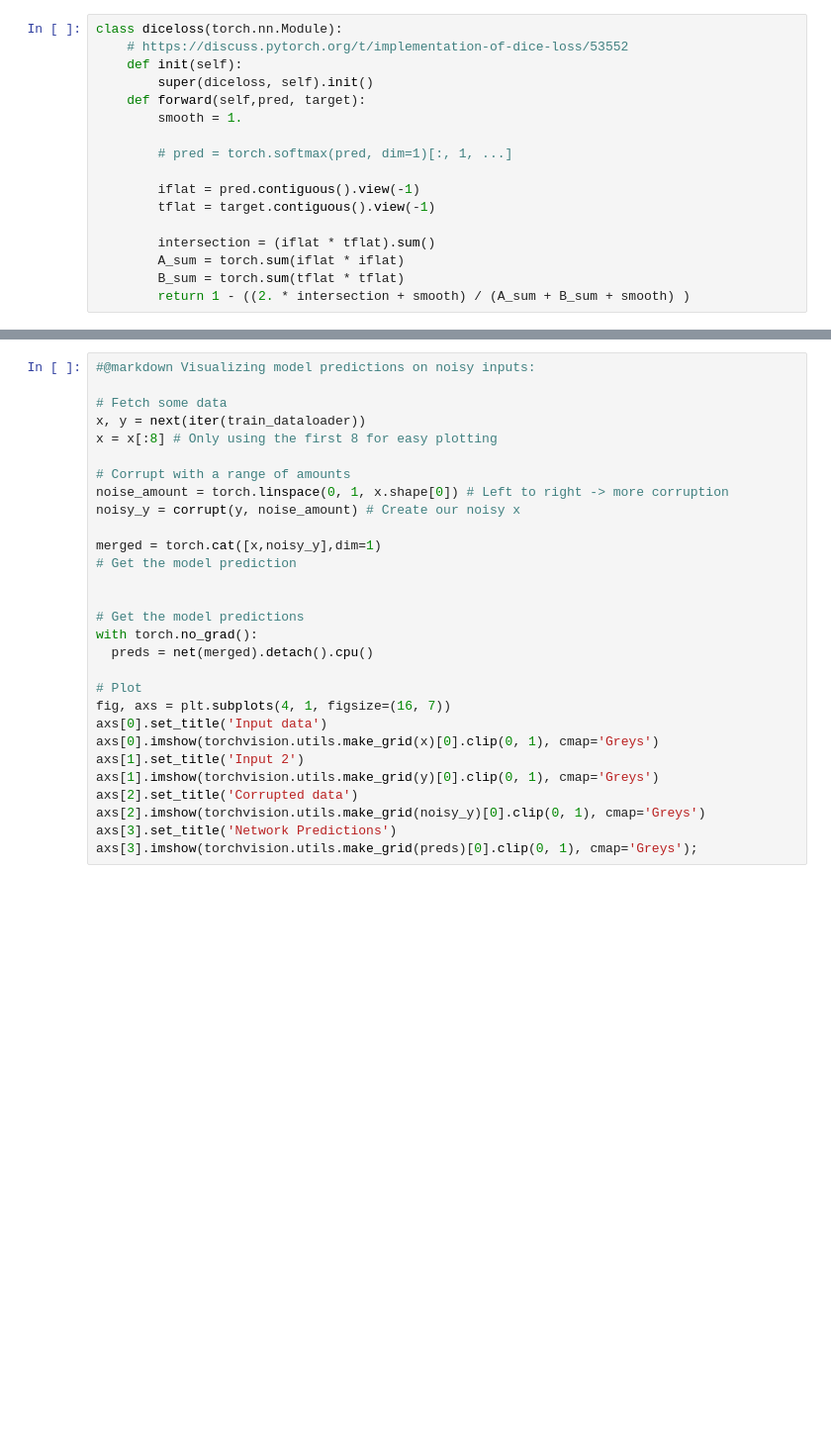
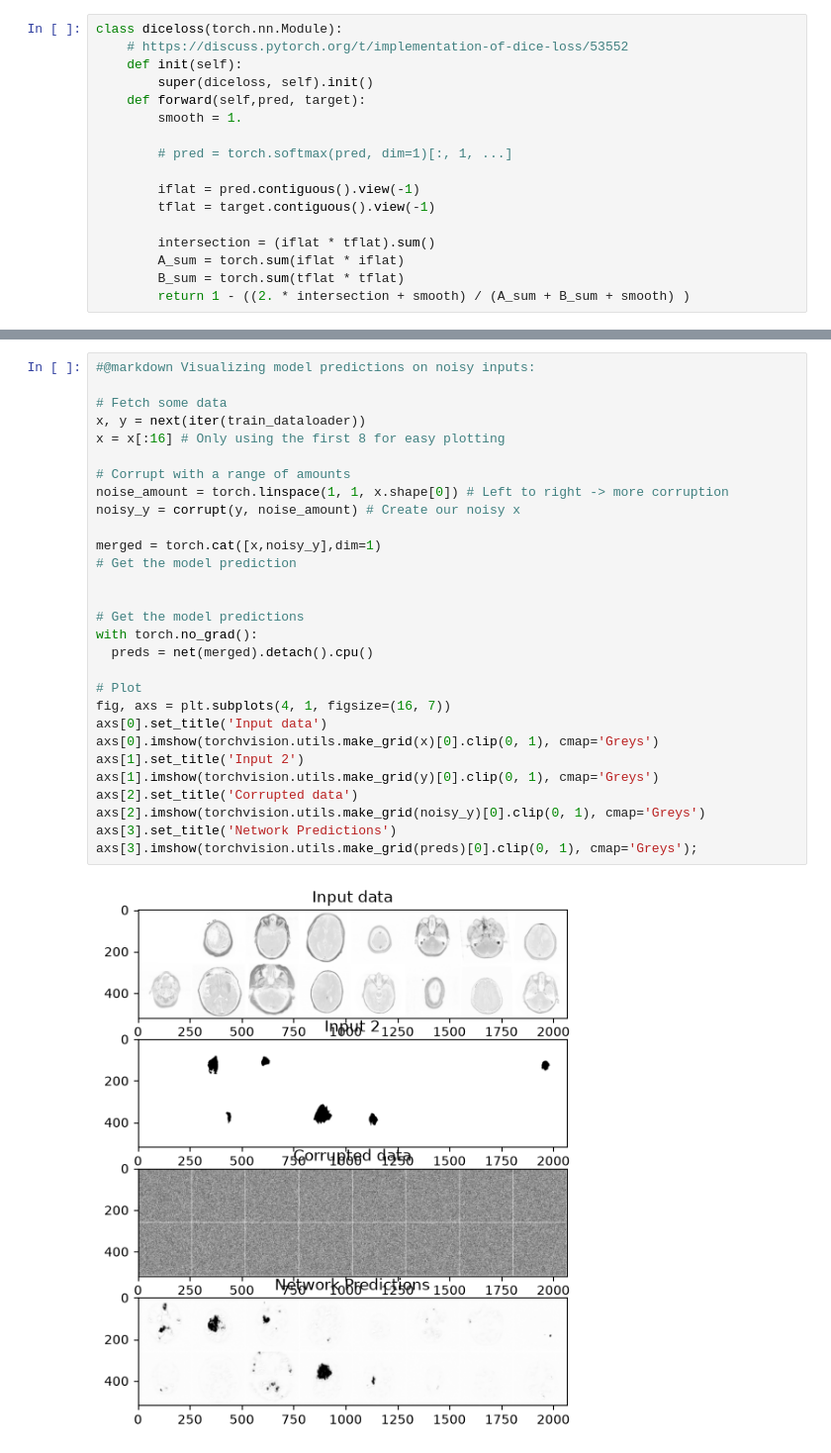
Before and after one commit to AquaBx/diffusion-model, a Jupyter notebook: mri.ipynb, the cells around one changed output, grey strips where cells are left out. Shown at 99% size. Drawn from its saved outputs; the diff is of its cells as text; blank space fills up the shorter version.

```diff
--- a/mri.ipynb
+++ b/mri.ipynb
@@ -178,29 +200,31 @@ plt.plot(losses)
 # %%
 #@markdown Visualizing model predictions on noisy inputs:
 
 # Fetch some data
 x, y = next(iter(train_dataloader))
-x = x[:8] # Only using the first 8 for easy plotting
+x = x[:16] # Only using the first 8 for easy plotting
 
 # Corrupt with a range of amounts
-noise_amount = torch.linspace(0, 1, x.shape[0]) # Left to right -> more corruption
+noise_amount = torch.linspace(1, 1, x.shape[0]) # Left to right -> more corruption
 noisy_y = corrupt(y, noise_amount) # Create our noisy x
 
 merged = torch.cat([x,noisy_y],dim=1)
 # Get the model prediction
 
 
 # Get the model predictions
 with torch.no_grad():
   preds = net(merged).detach().cpu()
 
 # Plot
 fig, axs = plt.subplots(4, 1, figsize=(16, 7))
 axs[0].set_title('Input data')
 axs[0].imshow(torchvision.utils.make_grid(x)[0].clip(0, 1), cmap='Greys')
 axs[1].set_title('Input 2')
 axs[1].imshow(torchvision.utils.make_grid(y)[0].clip(0, 1), cmap='Greys')
 axs[2].set_title('Corrupted data')
 axs[2].imshow(torchvision.utils.make_grid(noisy_y)[0].clip(0, 1), cmap='Greys')
 axs[3].set_title('Network Predictions')
 axs[3].imshow(torchvision.utils.make_grid(preds)[0].clip(0, 1), cmap='Greys');
+# %% [output]
+[figure, added]
```
Also changed, not shown: parts of 5 cells of this notebook.
